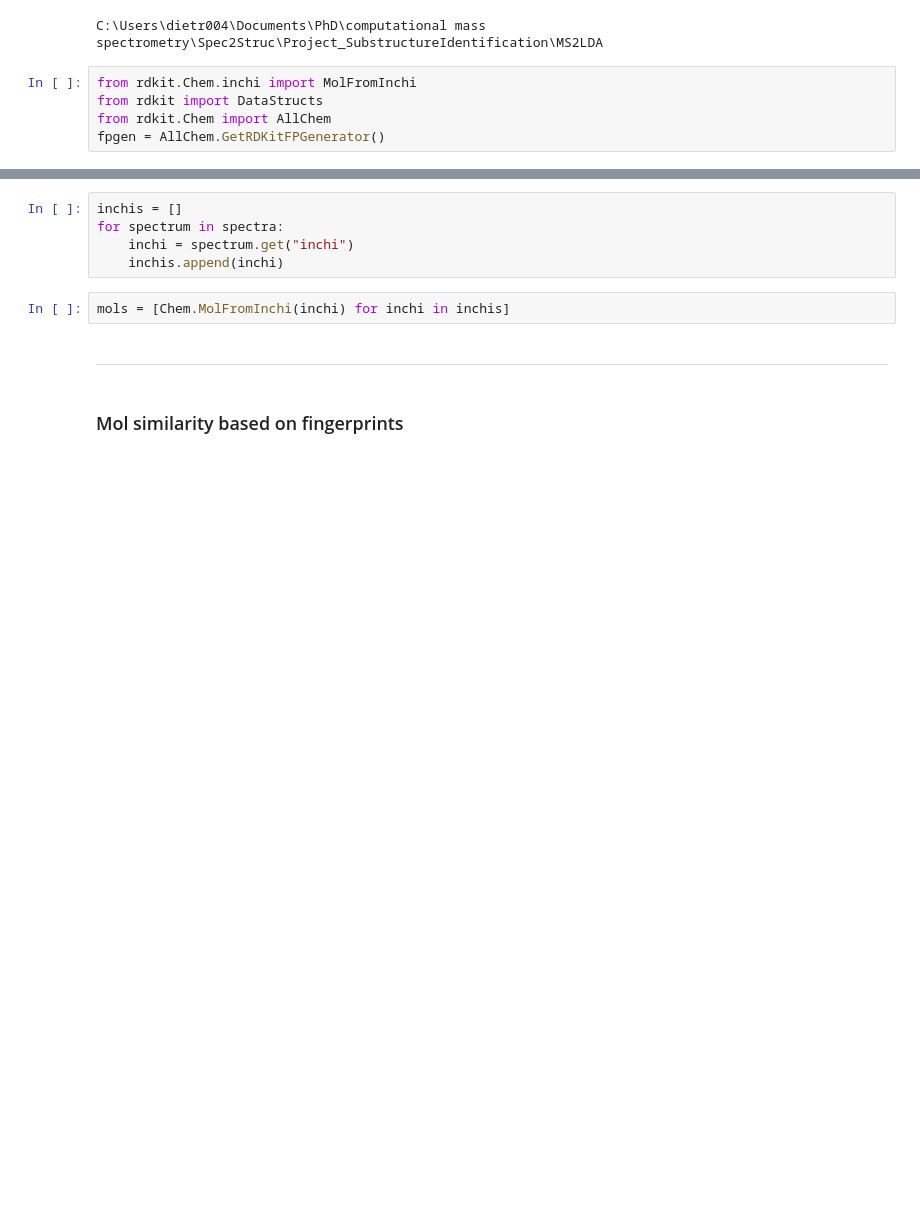
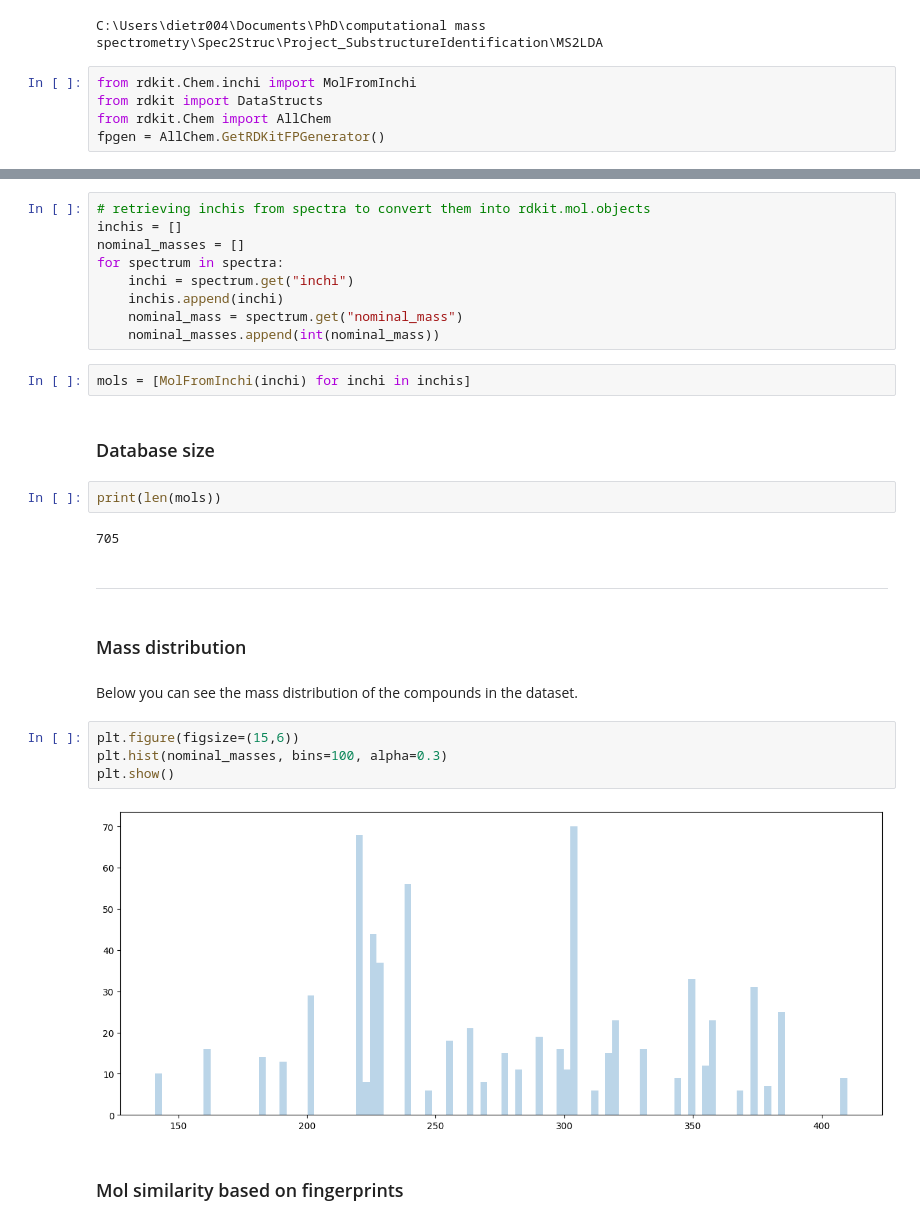
Before and after one commit to vdhooftcompmet/MS2LDA, a Jupyter notebook: notebooks/Pos_ACHE_Inhibitors_dataset.ipynb, the cells around one changed output, grey strips where cells are left out. Saved outputs shown, nothing was run; the diff lists cells and outputs as text; blank space fills up the shorter version.

```diff
--- a/notebooks/Pos_ACHE_Inhibitors_dataset.ipynb
+++ b/notebooks/Pos_ACHE_Inhibitors_dataset.ipynb
@@ -15,13 +22,33 @@ fpgen = AllChem.GetRDKitFPGenerator()
 spectra_path = r"test_data\pos_ache_inhibitors_pesticides.mgf"
 spectra = load_from_mgf(spectra_path)
 # %%
+# retrieving inchis from spectra to convert them into rdkit.mol.objects
 inchis = []
+nominal_masses = []
 for spectrum in spectra:
     inchi = spectrum.get("inchi")
     inchis.append(inchi)
+    nominal_mass = spectrum.get("nominal_mass")
+    nominal_masses.append(int(nominal_mass))
 # %%
-mols = [Chem.MolFromInchi(inchi) for inchi in inchis]
+mols = [MolFromInchi(inchi) for inchi in inchis]
+# %% [markdown]
+### Database size
+# %%
+print(len(mols))
+# %% [output]
+705
 # %% [markdown]
 ---
+# %% [markdown]
+### Mass distribution
+# %% [markdown]
+Below you can see the mass distribution of the compounds in the dataset.
+# %%
+plt.figure(figsize=(15,6))
+plt.hist(nominal_masses, bins=100, alpha=0.3)
+plt.show()
+# %% [output]
+[figure, added]
 # %% [markdown]
 ### Mol similarity based on fingerprints
```
Also changed, not shown: parts of 23 cells of this notebook.
